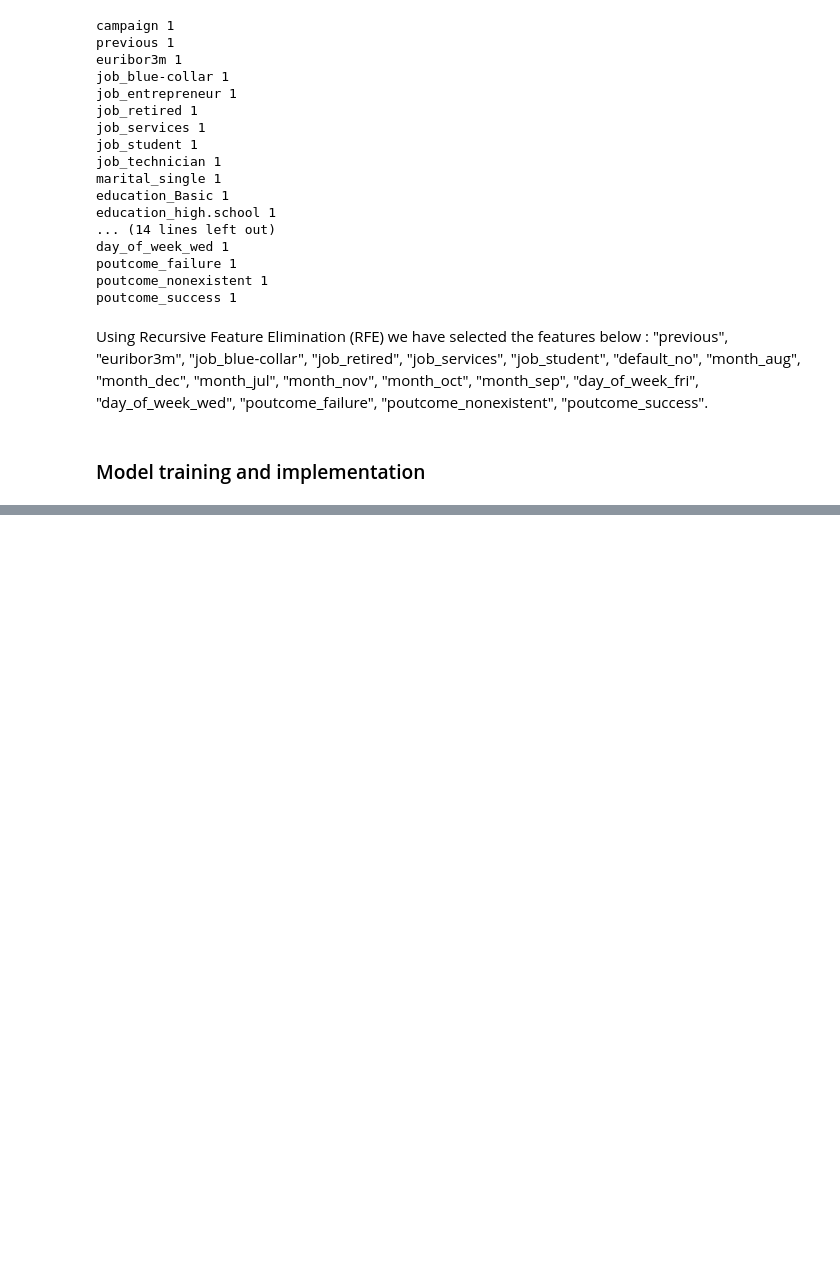
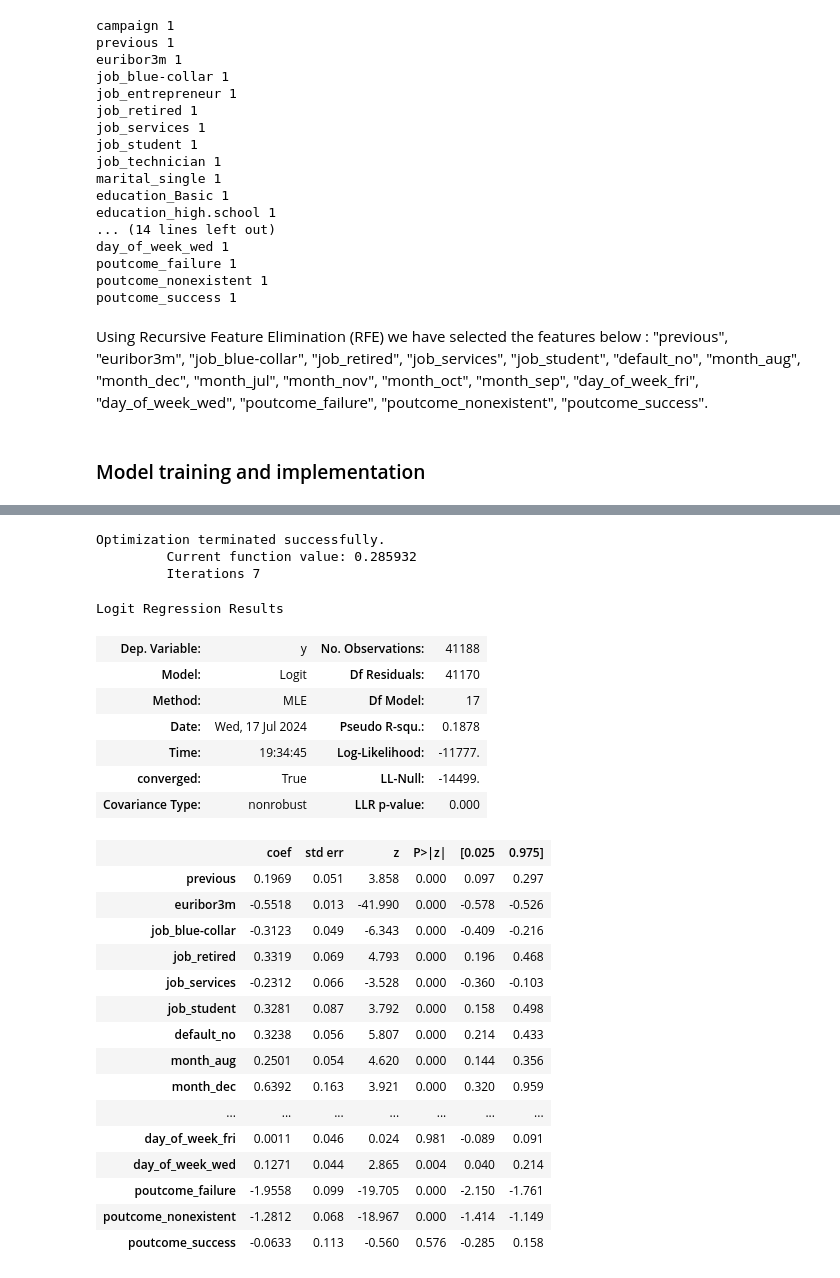
Before and after one commit to Eric-MK/Logistic_regression-, a Jupyter notebook: notebook.ipynb, the cells around one changed output, grey strips where cells are left out. Saved outputs shown, nothing was run; the diff lists cells and outputs as text; code cells hidden in the pictures; blank space fills up the shorter version.

```diff
--- a/notebook.ipynb
+++ b/notebook.ipynb
@@ -397,0 +427,32 @@ y=data_final['y']
+# %%
+logit_model=sm.Logit(y,X)
+result=logit_model.fit()
+result.summary()
+# %% [output]
+Optimization terminated successfully.
+         Current function value: 0.285932
+         Iterations 7
+Logit Regression Results
+| Dep. Variable: | y | No. Observations: | 41188 |
+| Model: | Logit | Df Residuals: | 41170 |
+| Method: | MLE | Df Model: | 17 |
+| Date: | Wed, 17 Jul 2024 | Pseudo R-squ.: | 0.1878 |
+| Time: | 19:34:45 | Log-Likelihood: | -11777. |
+| converged: | True | LL-Null: | -14499. |
+| Covariance Type: | nonrobust | LLR p-value: | 0.000 |
+|  | coef | std err | z | P>|z| | [0.025 | 0.975] |
+| previous | 0.1969 | 0.051 | 3.858 | 0.000 | 0.097 | 0.297 |
+| euribor3m | -0.5518 | 0.013 | -41.990 | 0.000 | -0.578 | -0.526 |
+| job_blue-collar | -0.3123 | 0.049 | -6.343 | 0.000 | -0.409 | -0.216 |
+| job_retired | 0.3319 | 0.069 | 4.793 | 0.000 | 0.196 | 0.468 |
+| job_services | -0.2312 | 0.066 | -3.528 | 0.000 | -0.360 | -0.103 |
+| job_student | 0.3281 | 0.087 | 3.792 | 0.000 | 0.158 | 0.498 |
+| default_no | 0.3238 | 0.056 | 5.807 | 0.000 | 0.214 | 0.433 |
+| month_aug | 0.2501 | 0.054 | 4.620 | 0.000 | 0.144 | 0.356 |
+| month_dec | 0.6392 | 0.163 | 3.921 | 0.000 | 0.320 | 0.959 |
+| ... | ... | ... | ... | ... | ... | ... |
+| day_of_week_fri | 0.0011 | 0.046 | 0.024 | 0.981 | -0.089 | 0.091 |
+| day_of_week_wed | 0.1271 | 0.044 | 2.865 | 0.004 | 0.040 | 0.214 |
+| poutcome_failure | -1.9558 | 0.099 | -19.705 | 0.000 | -2.150 | -1.761 |
+| poutcome_nonexistent | -1.2812 | 0.068 | -18.967 | 0.000 | -1.414 | -1.149 |
+| poutcome_success | -0.0633 | 0.113 | -0.560 | 0.576 | -0.285 | 0.158 |
```
Also changed, not shown: parts of 20 cells of this notebook.
